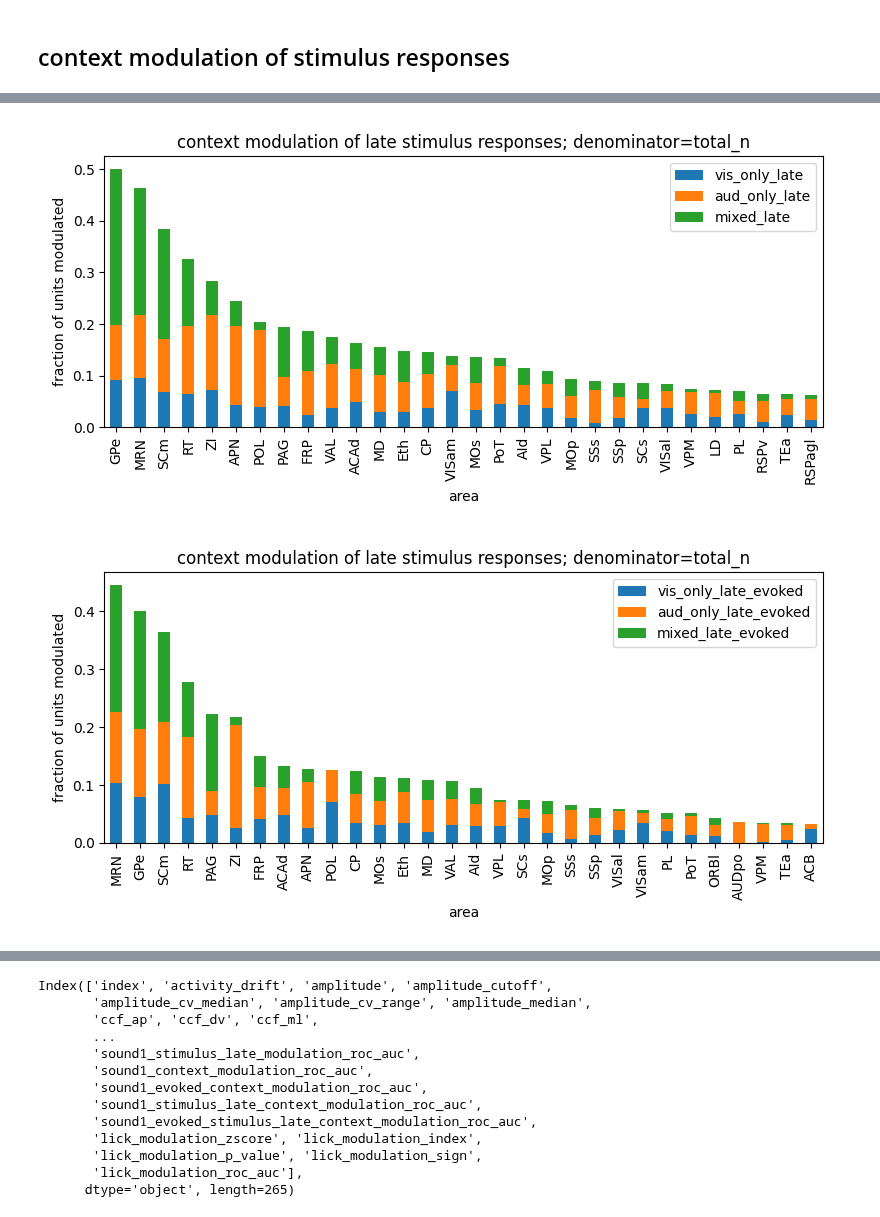
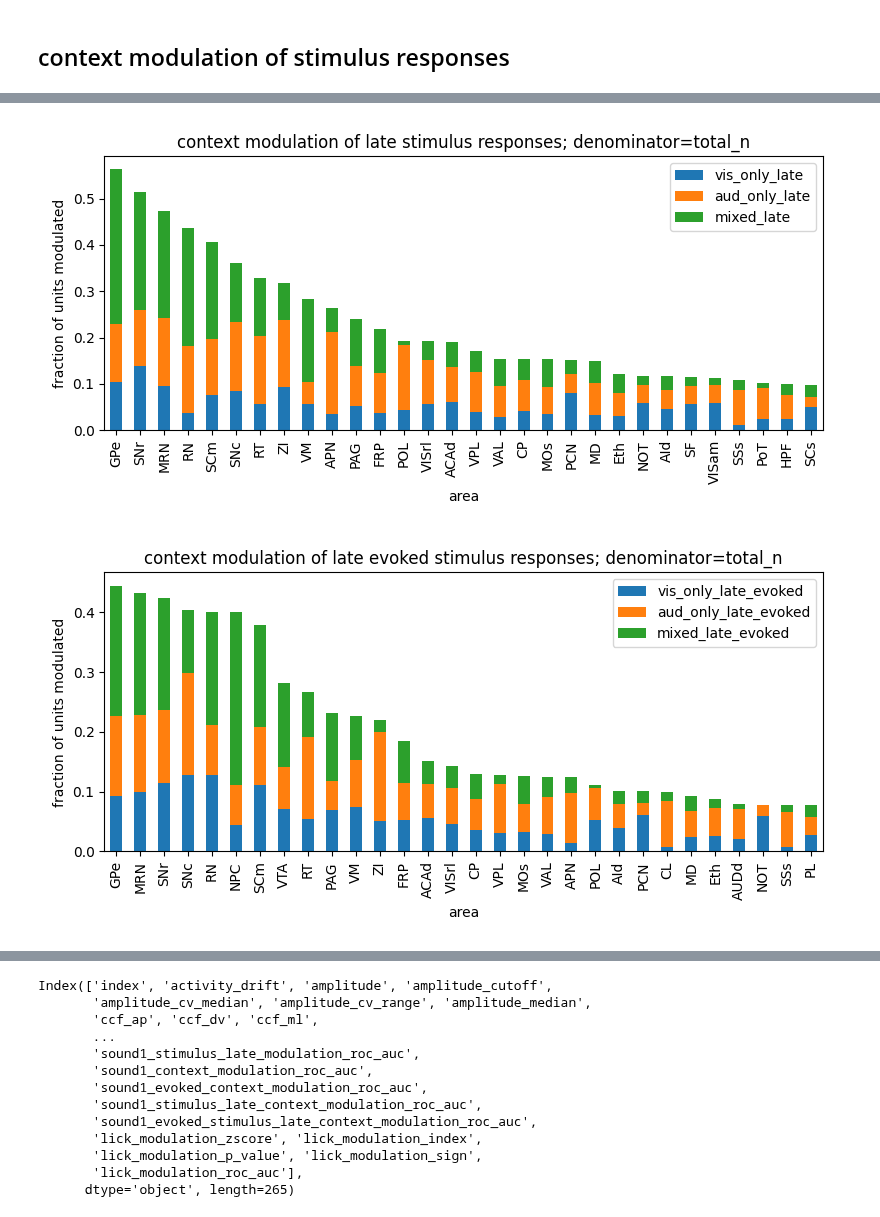
Before and after one commit to AllenInstitute/dynamic_routing_analysis, a Jupyter notebook: notebooks/single_unit_metrics_analysis.ipynb, the cells around one changed output, grey strips where cells are left out. Cells and saved outputs as stored; diff of their text form; code cells hidden in the pictures.

```diff
--- a/notebooks/single_unit_metrics_analysis.ipynb
+++ b/notebooks/single_unit_metrics_analysis.ipynb
@@ -53,7 +53,7 @@ sel_project='DynamicRouting'
 sel_units=all_data.query('presence_ratio>=0.7 and \
                             isi_violations_ratio<=0.5 and \
                             amplitude_cutoff<=0.1 and \
-                            activity_drift<=0.1 and \
+                            activity_drift<=0.2 and \
                             project.str.contains(@sel_project) and \
                             ~structure.isna() and ~location.isna() and \
                             session_id in @dr_session_list')
@@ -75,7 +75,7 @@ structure_grouping = {
 }
 
 exclude_structure_list = [
-    'root','lot','ECT2/3','ECT5','ECT6a','ECT6b','CTXsp','MB','OLF','TH','SCsg','SCzo',
+    'root','lot','ECT2/3','ECT5','ECT6a','ECT6b','CTXsp','MB','OLF','TH','HY','SCsg','SCzo',
     'SCop','SCig','SCiw','SCdg','SCdw','STR','PAL','VL','V3','SEZ','out of brain']
 
 for structure, group in structure_grouping.items():
@@ -337,7 +325,7 @@ area_fraction_context_stim_mod['aud_only_late']=aud_context_stim_mod
 area_fraction_context_stim_mod['any_stim_late']=area_fraction_context_stim_mod[
     ['vis1_late','vis2_late','sound1_late','sound2_late','mixed_late','both_vis_late','both_sound_late']].sum(axis=1)
 
-sort_by_any_context_mod_stim=area_fraction_context_stim_mod.query('n_sessions_w_10_units>=5 and not area.str.islower()').sort_values(by='any_stim_late',ascending=False).head(30)
+sort_by_any_context_mod_stim=area_fraction_context_stim_mod.query('n_sessions_w_5_units>=5 and not area.str.islower()').sort_values(by='any_stim_late',ascending=False).head(30)
 sort_by_any_context_mod_stim[
     ['area','vis_only_late','aud_only_late','mixed_late']].plot.bar(
         ax=ax,x='area',y=['vis_only_late','aud_only_late','mixed_late'],stacked=True)
@@ -346,31 +334,31 @@ ax.set_ylabel('fraction of units modulated')
 
 fig.tight_layout()
 # %% [output]
-[figure, old version]
+[figure, new version]
 # %%
 #context modulation of late stimulus responses
 
 fig,ax=plt.subplots(1,1,figsize=(8,4))
 #vis: vis1+vis2+both_vis
 vis_context_stim_mod=area_fraction_context_stim_mod[['vis1_late_evoked','vis2_late_evoked','both_vis_late_evoked']].sum(axis=1)
 area_fraction_context_stim_mod['vis_only_late_evoked']=vis_context_stim_mod
 
 #aud: sound1+sound2+both_sound
 aud_context_stim_mod=area_fraction_context_stim_mod[['sound1_late_evoked','sound2_late_evoked','both_sound_late_evoked']].sum(axis=1)
 area_fraction_context_stim_mod['aud_only_late_evoked']=aud_context_stim_mod
 
 #total frac responsive
 area_fraction_context_stim_mod['any_stim_late_evoked']=area_fraction_context_stim_mod[
     ['vis1_late_evoked','vis2_late_evoked','sound1_late_evoked','sound2_late_evoked',
      'mixed_late_evoked','both_vis_late_evoked','both_sound_late_evoked']].sum(axis=1)
 
-sort_by_any_context_mod_stim=area_fraction_context_stim_mod.query('n_sessions_w_10_units>=5 and not area.str.islower()').sort_values(by='any_stim_late_evoked',ascending=False).head(30)
+sort_by_any_context_mod_stim=area_fraction_context_stim_mod.query('n_sessions_w_5_units>=4 and not area.str.islower()').sort_values(by='any_stim_late_evoked',ascending=False).head(30)
 sort_by_any_context_mod_stim[
     ['area','vis_only_late_evoked','aud_only_late_evoked','mixed_late_evoked']].plot.bar(
         ax=ax,x='area',y=['vis_only_late_evoked','aud_only_late_evoked','mixed_late_evoked'],stacked=True)
-ax.set_title('context modulation of late stimulus responses; denominator='+sel_denominator)
+ax.set_title('context modulation of late evoked stimulus responses; denominator='+sel_denominator)
 ax.set_ylabel('fraction of units modulated')
 
 fig.tight_layout()
 # %% [output]
-[figure, old version]
+[figure, new version]
```
Also changed, not shown: parts of 16 cells of this notebook, 4 other files.
